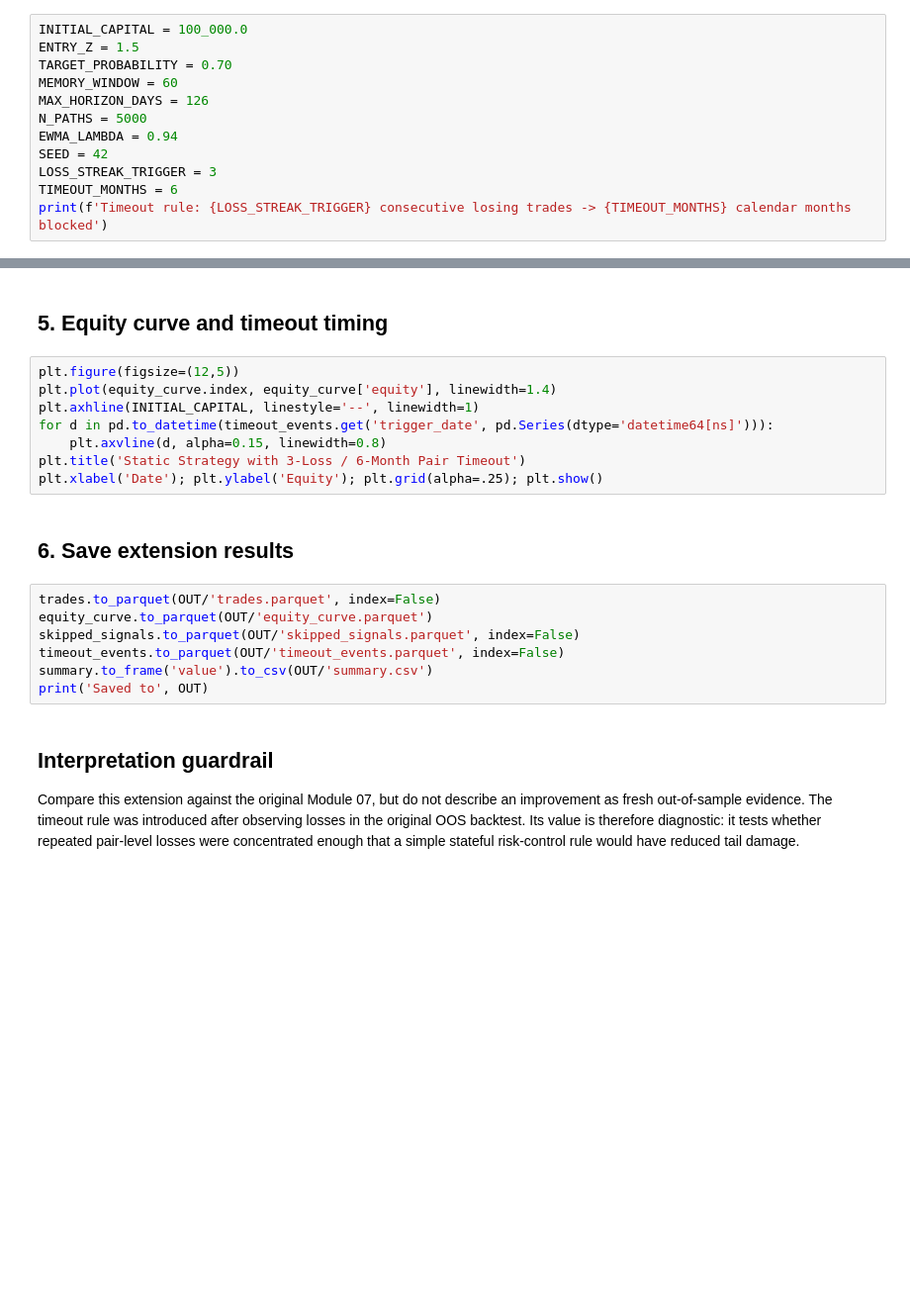
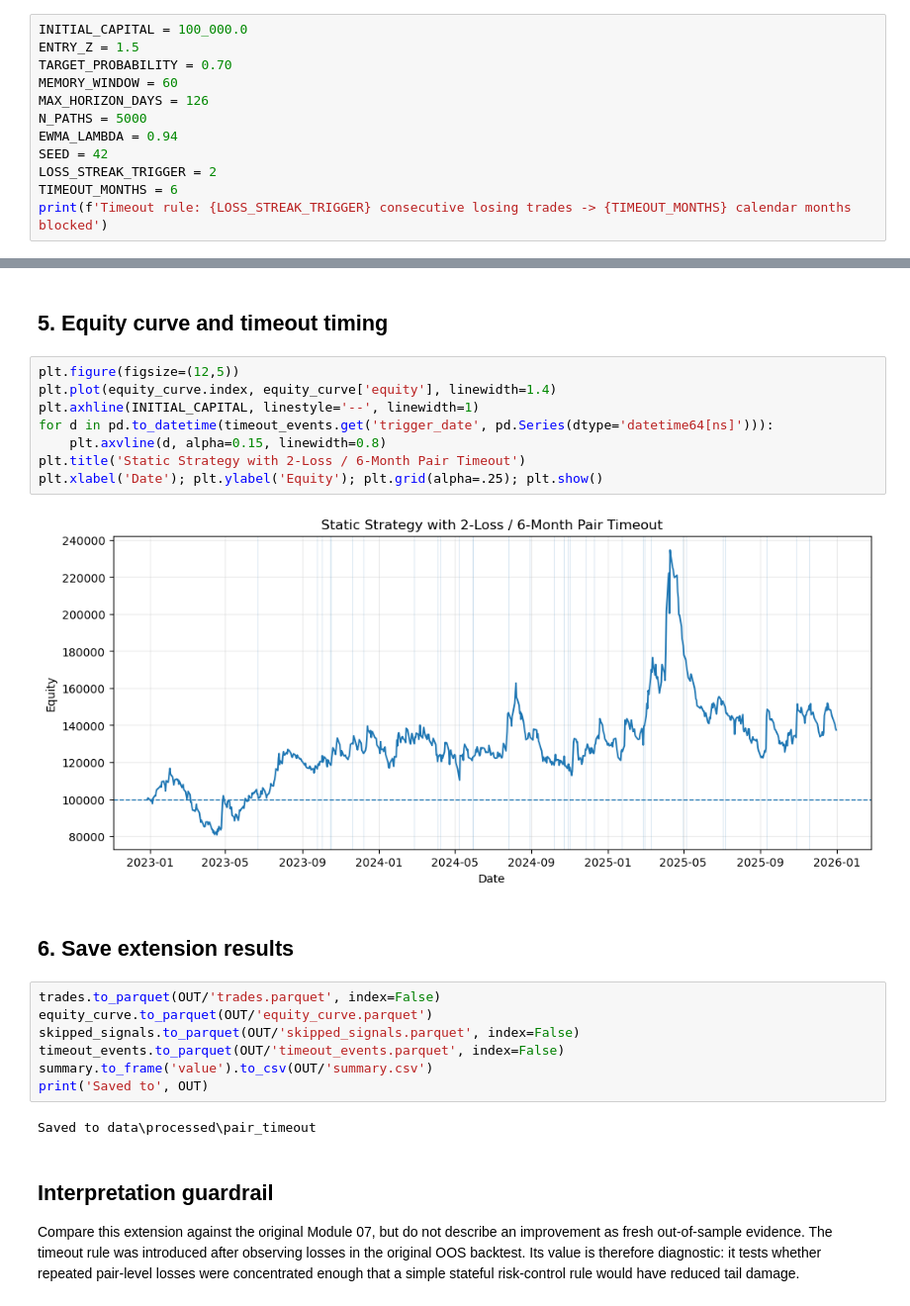
Before and after one commit to igarpet/Pairs_trading, a Jupyter notebook: 07b_pair_timeout_backtest.ipynb, the cells around one changed output, grey strips where cells are left out. Shown at 99% size. Cells and saved outputs as stored; diff of their text form; blank space fills up the shorter version.

```diff
--- a/07b_pair_timeout_backtest.ipynb
+++ b/07b_pair_timeout_backtest.ipynb
@@ -43,6 +47,6 @@ MAX_HORIZON_DAYS = 126
 N_PATHS = 5000
 EWMA_LAMBDA = 0.94
 SEED = 42
-LOSS_STREAK_TRIGGER = 3
+LOSS_STREAK_TRIGGER = 2
 TIMEOUT_MONTHS = 6
 print(f'Timeout rule: {LOSS_STREAK_TRIGGER} consecutive losing trades -> {TIMEOUT_MONTHS} calendar months blocked')
@@ -86,11 +128,13 @@ if len(skipped_signals):
 # %%
 plt.figure(figsize=(12,5))
 plt.plot(equity_curve.index, equity_curve['equity'], linewidth=1.4)
 plt.axhline(INITIAL_CAPITAL, linestyle='--', linewidth=1)
 for d in pd.to_datetime(timeout_events.get('trigger_date', pd.Series(dtype='datetime64[ns]'))):
     plt.axvline(d, alpha=0.15, linewidth=0.8)
-plt.title('Static Strategy with 3-Loss / 6-Month Pair Timeout')
+plt.title('Static Strategy with 2-Loss / 6-Month Pair Timeout')
 plt.xlabel('Date'); plt.ylabel('Equity'); plt.grid(alpha=.25); plt.show()
+# %% [output]
+[figure, added]
 # %% [markdown]
 ## 6. Save extension results
 # %%
@@ -100,6 +144,8 @@ skipped_signals.to_parquet(OUT/'skipped_signals.parquet', index=False)
 timeout_events.to_parquet(OUT/'timeout_events.parquet', index=False)
 summary.to_frame('value').to_csv(OUT/'summary.csv')
 print('Saved to', OUT)
+# %% [output]
+Saved to data\processed\pair_timeout
 # %% [markdown]
 ## Interpretation guardrail
 
```
Also changed, not shown: parts of 4 cells of this notebook, 5 other files.
